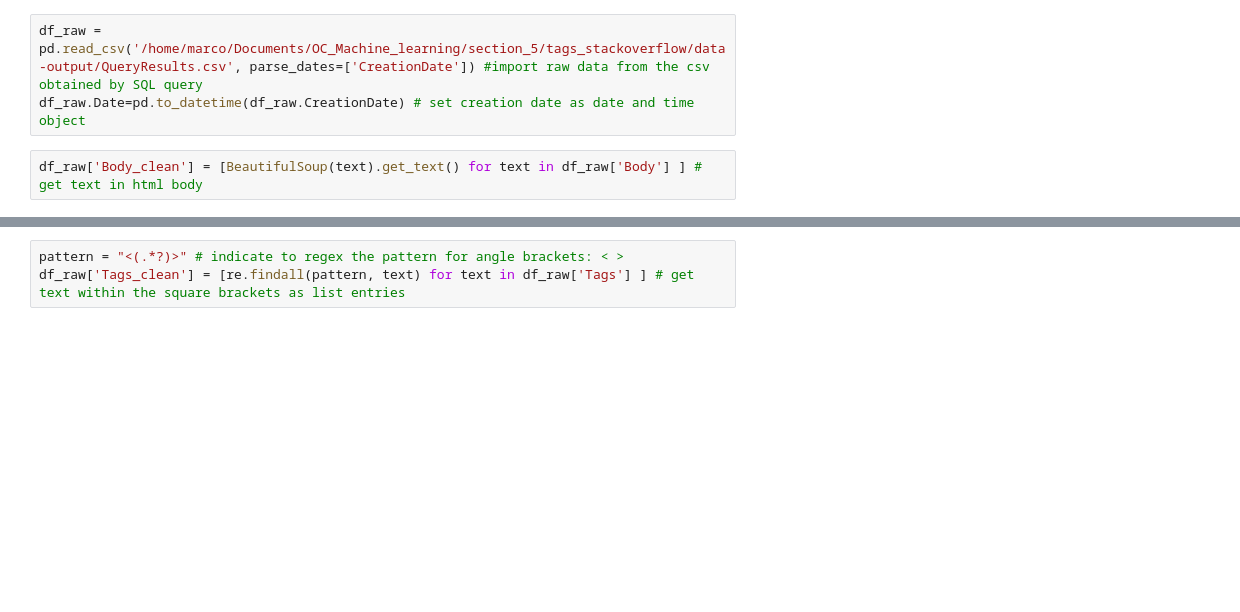
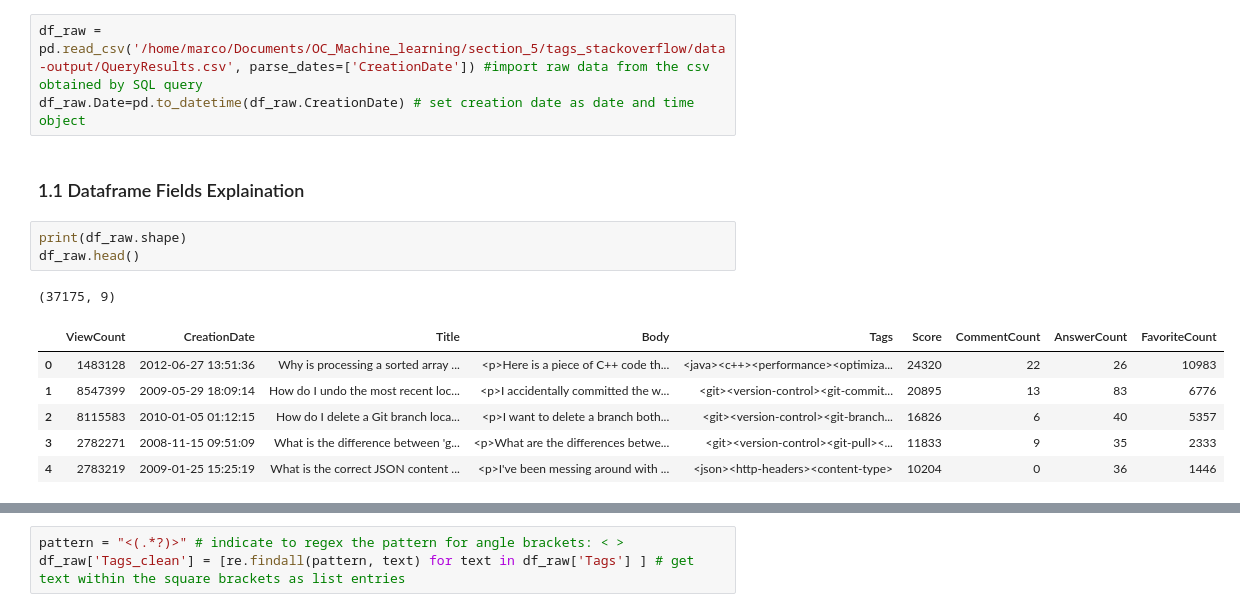
Before and after one commit to opsabarsec/NLP-automatic-tagging-stackoverflow-posts, a Jupyter notebook: notebooks/Stackoverflowtags - Part1.ipynb, the cells around one changed output, grey strips where cells are left out. Saved outputs shown, nothing was run; the diff lists cells and outputs as text; blank space fills up the shorter version.

```diff
--- a/notebooks/Stackoverflowtags - Part1.ipynb
+++ b/notebooks/Stackoverflowtags - Part1.ipynb
@@ -33,5 +67,16 @@ True
 # %%
 df_raw = pd.read_csv('/home/marco/Documents/OC_Machine_learning/section_5/tags_stackoverflow/data-output/QueryResults.csv', parse_dates=['CreationDate']) #import raw data from the csv obtained by SQL query
 df_raw.Date=pd.to_datetime(df_raw.CreationDate) # set creation date as date and time object
-# %%
-df_raw['Body_clean'] = [BeautifulSoup(text).get_text() for text in df_raw['Body'] ] # get text in html body
+# %% [markdown]
+### 1.1 Dataframe Fields Explaination
+# %%
+print(df_raw.shape)
+df_raw.head()
+# %% [output]
+(37175, 9)
+|  | ViewCount | CreationDate | Title | Body | Tags | Score | CommentCount | AnswerCount | FavoriteCount |
+| 0 | 1483128 | 2012-06-27 13:51:36 | Why is processing a sorted array ... | <p>Here is a piece of C++ code th... | <java><c++><performance><optimiza... | 24320 | 22 | 26 | 10983 |
+| 1 | 8547399 | 2009-05-29 18:09:14 | How do I undo the most recent loc... | <p>I accidentally committed the w... | <git><version-control><git-commit... | 20895 | 13 | 83 | 6776 |
+| 2 | 8115583 | 2010-01-05 01:12:15 | How do I delete a Git branch loca... | <p>I want to delete a branch both... | <git><version-control><git-branch... | 16826 | 6 | 40 | 5357 |
+| 3 | 2782271 | 2008-11-15 09:51:09 | What is the difference between 'g... | <p>What are the differences betwe... | <git><version-control><git-pull><... | 11833 | 9 | 35 | 2333 |
+| 4 | 2783219 | 2009-01-25 15:25:19 | What is the correct JSON content ... | <p>I've been messing around with ... | <json><http-headers><content-type> | 10204 | 0 | 36 | 1446 |
```
Also changed, not shown: parts of 24 cells of this notebook, 1 other file.
